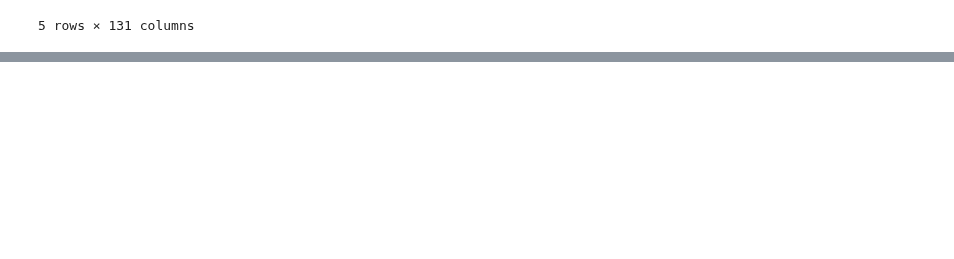
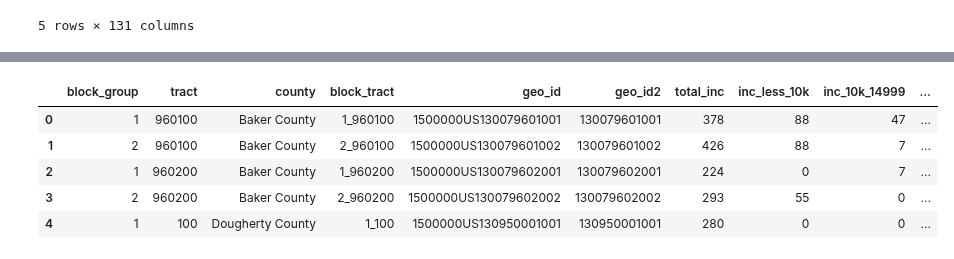
Before and after one commit to asensio-lab/albany-housing-analytics, a Jupyter notebook: census_processing/olivia_census.ipynb, the cells around one changed output, grey strips where cells are left out. Drawn from its saved outputs; the diff is of its cells as text; code cells hidden in the pictures; blank space fills up the shorter version.

```diff
--- a/census_processing/olivia_census.ipynb
+++ b/census_processing/olivia_census.ipynb
@@ -340,0 +523,11 @@ df_land_area1.head(10)
+# %%
+df_block_full.drop(0, axis=0, inplace=True)
+df_block_full = df_block_full.reset_index(drop=True)
+df_block_full.head()
+# %% [output]
+|  | block_group | tract | county | block_tract | geo_id | geo_id2 | total_inc | inc_less_10k | inc_10k_14999 | ... |
+| 0 | 1 | 960100 | Baker County | 1_960100 | 1500000US130079601001 | 130079601001 | 378 | 88 | 47 | ... |
+| 1 | 2 | 960100 | Baker County | 2_960100 | 1500000US130079601002 | 130079601002 | 426 | 88 | 7 | ... |
+| 2 | 1 | 960200 | Baker County | 1_960200 | 1500000US130079602001 | 130079602001 | 224 | 0 | 7 | ... |
+| 3 | 2 | 960200 | Baker County | 2_960200 | 1500000US130079602002 | 130079602002 | 293 | 55 | 0 | ... |
+| 4 | 1 | 100 | Dougherty County | 1_100 | 1500000US130950001001 | 130950001001 | 280 | 0 | 0 | ... |
```
Also changed, not shown: parts of 48 cells of this notebook, 7 other files.
